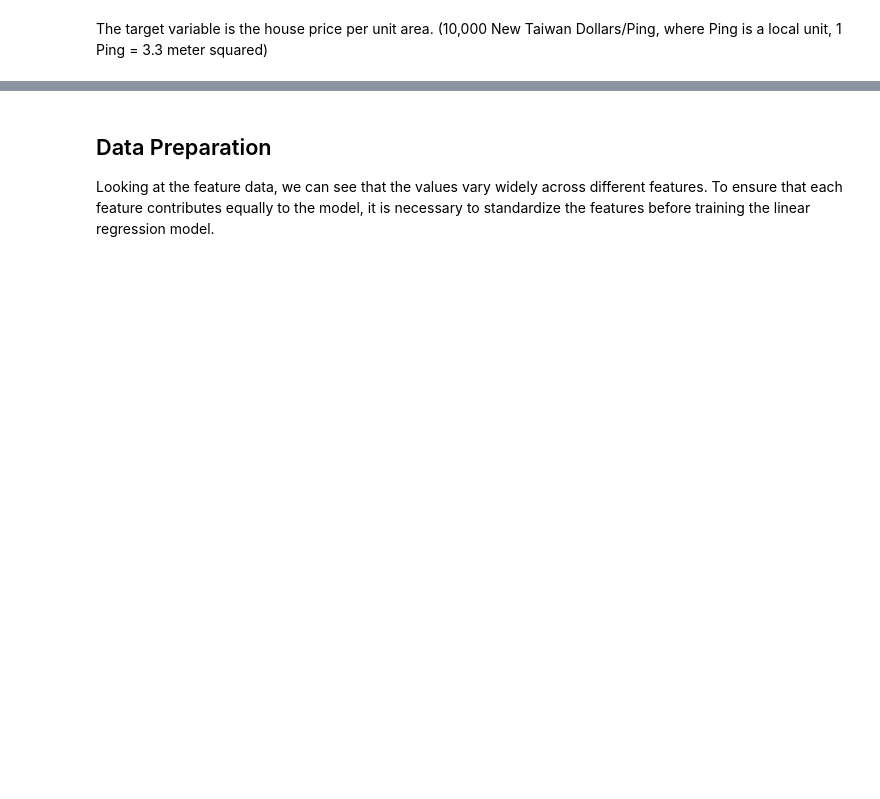
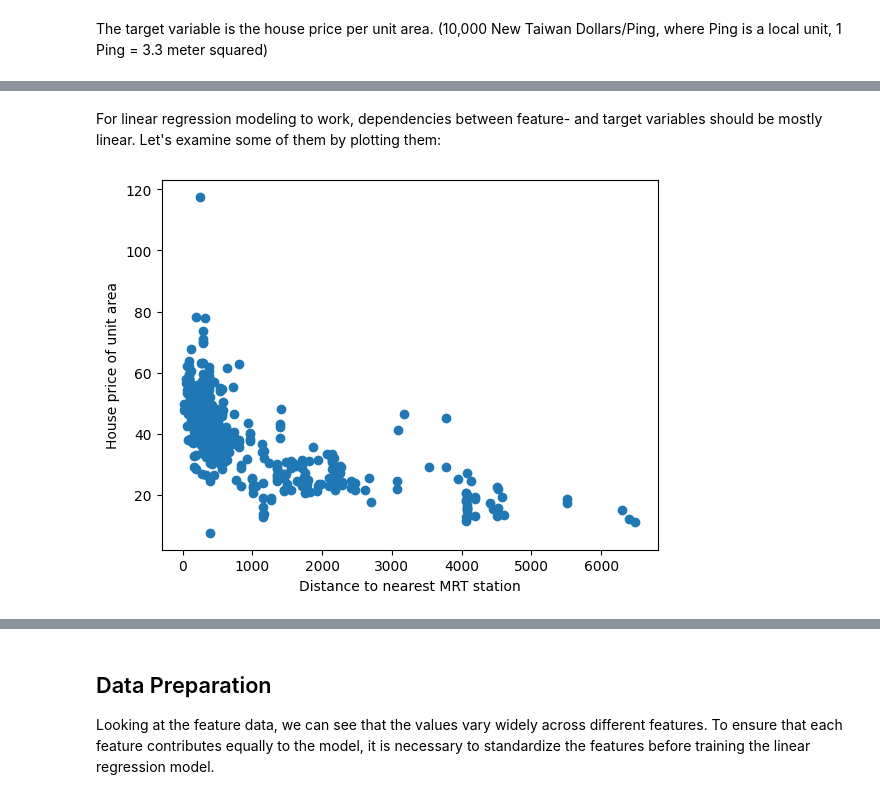
Before and after one commit to samuelms123/ML-tasks, a Jupyter notebook: task4/task4-pipeline.ipynb, the cells around one changed output, grey strips where cells are left out. Saved outputs shown, nothing was run; the diff lists cells and outputs as text; code cells hidden in the pictures; blank space fills up the shorter version.

Commit message:
- Add plots and relevant markdown under 'Data Understanding' to illustrate linear correlations between features and targets. - Add 'Validation' sub-heading to split 'Evaluation' into two parts.

```diff
--- a/task4/task4-pipeline.ipynb
+++ b/task4/task4-pipeline.ipynb
@@ -51,3 +51,14 @@ Data columns (total 1 columns):
  0   Y house price of unit area  414 non-null    float64
 dtypes: float64(1)
 memory usage: 3.4 KB
+# %% [markdown]
+For linear regression modeling to work, dependencies between feature- and target variables should be mostly linear. Let's examine some of them by plotting them:
+# %%
+import matplotlib.pyplot as plt
+
+plt.scatter(X["X3 distance to the nearest MRT station"], y)
+plt.xlabel("Distance to nearest MRT station")
+plt.ylabel("House price of unit area")
+plt.show()
+# %% [output]
+[figure, added]
```
Also changed, not shown: parts of 6 cells of this notebook.
